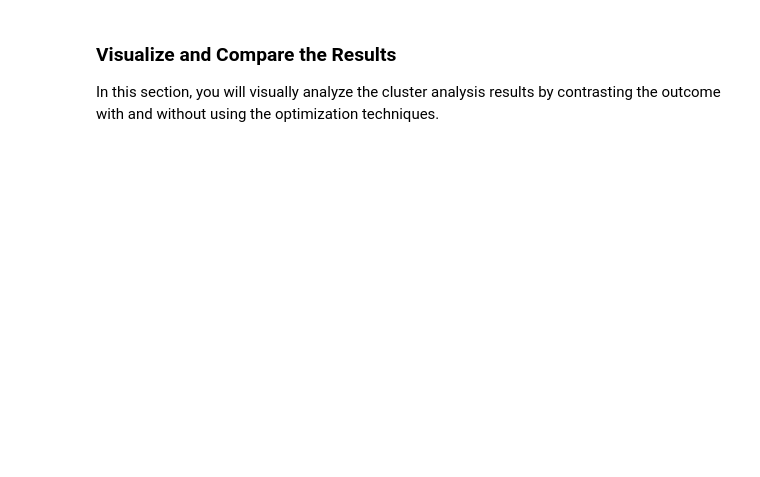
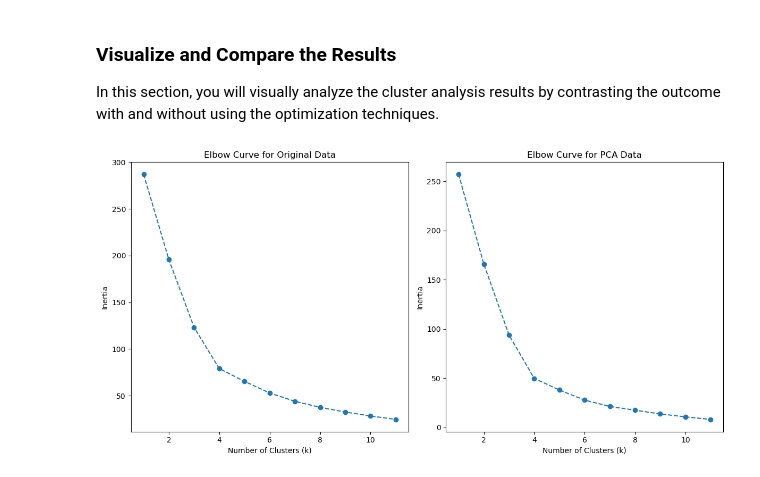
Before and after one commit to DCazaresRamirez/CryptoClustering, a Jupyter notebook: Crypto_Clustering.ipynb, the cells around one changed output. Drawn from its saved outputs; the diff is of its cells as text; code cells hidden in the pictures; blank space fills up the shorter version.

```diff
--- a/Crypto_Clustering.ipynb
+++ b/Crypto_Clustering.ipynb
@@ -189,14 +246,19 @@ df_elbow.hvplot.line(x="k", y="inertia", title="Elbow Curve", xlabel="Number of
 ### Find the Best Value for k Using the PCA Data
 # %%
 # Create a list with the number of k-values from 1 to 11
+k_values = list(range(1, 12))
 # %%
 # Create an empty list to store the inertia values
-
+inertia_values = []
 
 # Create a for loop to compute the inertia with each possible value of k
 # Inside the loop:
 # 1. Create a KMeans model using the loop counter for the n_clusters
 # 2. Fit the model to the data using `df_market_data_pca`
 # 3. Append the model.inertia_ to the inertia list
+for k in k_values:
+    kmeans = KMeans(n_clusters=k, random_state=1, n_init=10)
+    kmeans.fit(df_pca_df)
+    inertia_values.append(kmeans.inertia_)
 # %%
 # Create a dictionary with the data to plot the Elbow curve
@@ -220,5 +297,8 @@ df_elbow.hvplot.line(x="k", y="inertia", title="Elbow Curve", xlabel="Number of
 ### Cluster Cryptocurrencies with K-means Using the PCA Data
 # %%
 # Initialize the K-Means model using the best value for k
+best_k = 4
+kmeans_pca = KMeans(n_clusters=best_k, random_state=1, n_init=10)
 # %%
 # Fit the K-Means model using the PCA data
+kmeans_pca.fit(df_pca_df)
@@ -251,0 +382,40 @@ In this section, you will visually analyze the cluster analysis results by contr
+# %%
+# Composite plot to contrast the Elbow curves
+import matplotlib.pyplot as plt
+
+# Plotting the Elbow curve for the original data
+# list with the number of k-values from 1 to 11
+k_values = list(range(1, 12))
+
+# DataFrame with the data to plot the Elbow curve
+elbow_data_original = pd.DataFrame({
+    'k': k_values,
+    'Inertia': inertia_values_original
+})
+
+# Plotting the Elbow curve for the original data
+plt.figure(figsize=(12, 6))
+plt.subplot(1, 2, 1)
+plt.plot(elbow_data_original['k'], elbow_data_original['Inertia'], marker='o', linestyle='--')
+plt.title('Elbow Curve for Original Data')
+plt.xlabel('Number of Clusters (k)')
+plt.ylabel('Inertia')
+
+# Plotting the Elbow curve for the PCA data
+# DataFrame with the data to plot the Elbow curve
+elbow_data_pca = pd.DataFrame({
+    'k': k_values,
+    'Inertia': inertia_values_pca
+})
+
+# Plotting the Elbow curve for the PCA data
+plt.subplot(1, 2, 2)
+plt.plot(elbow_data_pca['k'], elbow_data_pca['Inertia'], marker='o', linestyle='--')
+plt.title('Elbow Curve for PCA Data')
+plt.xlabel('Number of Clusters (k)')
+plt.ylabel('Inertia')
+
+plt.tight_layout()
+plt.show()
+# %% [output]
+[figure, added]
```
Also changed, not shown: parts of 24 cells of this notebook.
